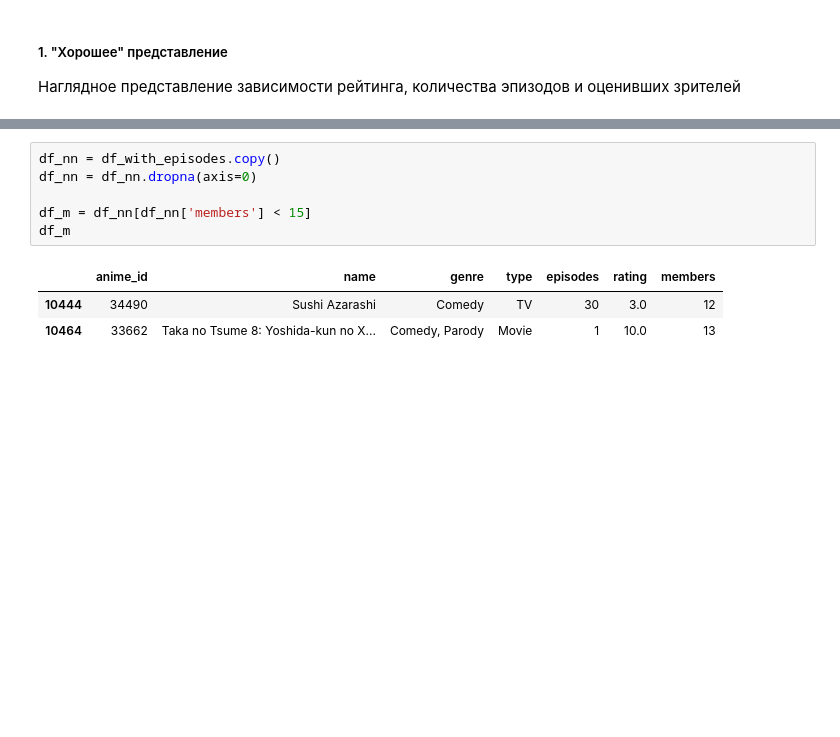
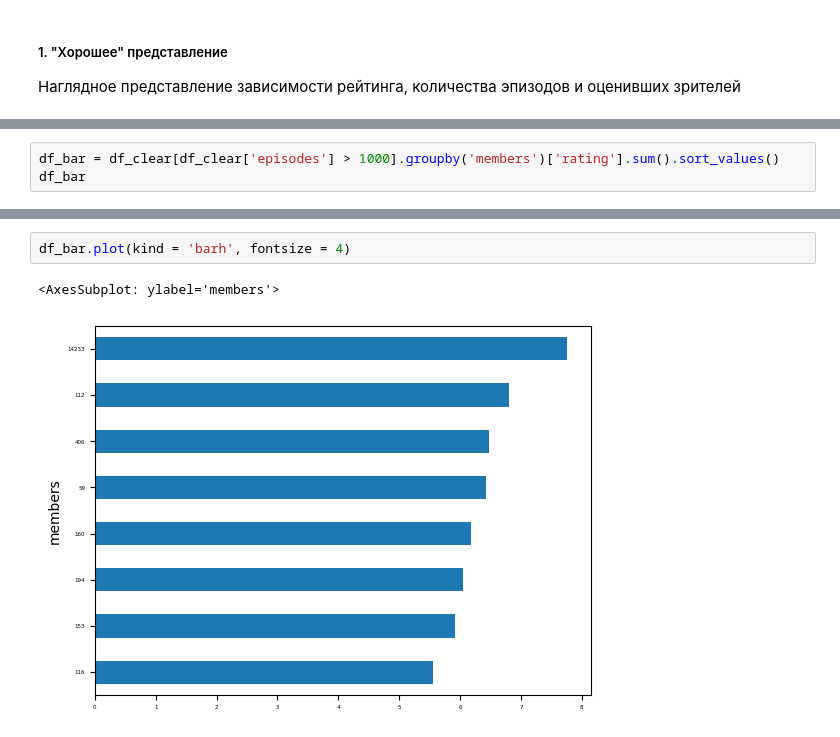
Before and after one commit to TeAnore/2022-DV, a Jupyter notebook: lab1/6231_DV_Lab1_Chaplygin.ipynb, the cells around one changed output, grey strips where cells are left out. Saved outputs shown, nothing was run; the diff lists cells and outputs as text; blank space fills up the shorter version.

```diff
--- a/lab1/6231_DV_Lab1_Chaplygin.ipynb
+++ b/lab1/6231_DV_Lab1_Chaplygin.ipynb
@@ -102,0 +89,3 @@ bar.plot(kind = 'barh', fontsize = 4)
+# %%
+df_bar = df_clear[df_clear['episodes'] > 1000].groupby('members')['rating'].sum().sort_values()
+df_bar
@@ -103,10 +103,5 @@ bar.plot(kind = 'barh', fontsize = 4)
 # %%
-df_nn = df_with_episodes.copy()
-df_nn = df_nn.dropna(axis=0)
-
-df_m = df_nn[df_nn['members'] < 15]
-df_m
+df_bar.plot(kind = 'barh', fontsize = 4)
 # %% [output]
-|  | anime_id | name | genre | type | episodes | rating | members |
-| 10444 | 34490 | Sushi Azarashi | Comedy | TV | 30 | 3.0 | 12 |
-| 10464 | 33662 | Taka no Tsume 8: Yoshida-kun no X... | Comedy, Parody | Movie | 1 | 10.0 | 13 |
+<AxesSubplot: ylabel='members'>
+[figure, added]
```
Also changed, not shown: parts of 15 cells of this notebook, 1 other file.
